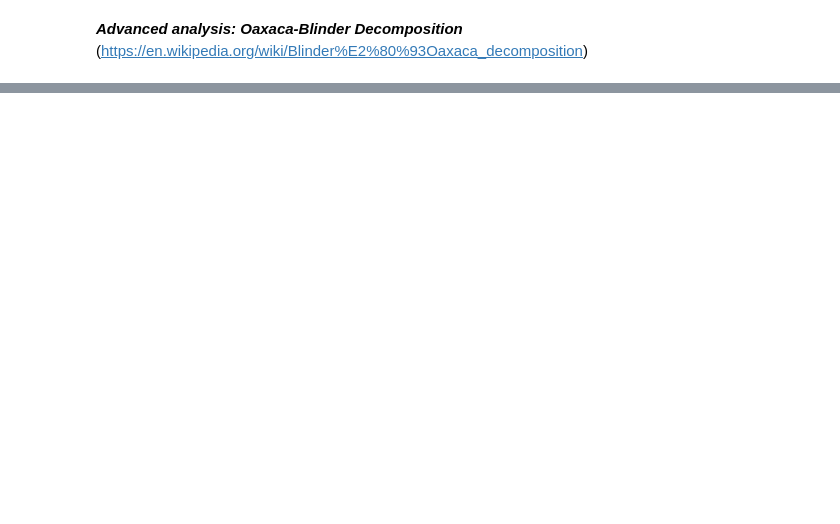
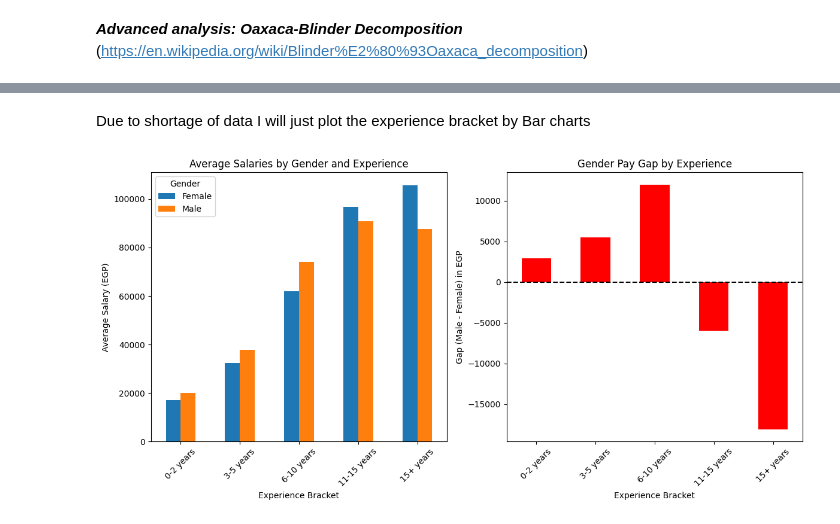
Before and after one commit to moha09-coder/Salary-Gaps-Analysis, a Jupyter notebook: analysis.ipynb, the cells around one changed output, grey strips where cells are left out. Saved outputs shown, nothing was run; the diff lists cells and outputs as text; code cells hidden in the pictures; blank space fills up the shorter version.

Commit message:
Fully implemented Welch's t-test, regression analysis on YearOfExperience Bracket, and Oaxaca-Blinders Decomposition to debunk the myth of "Women Earn less because they are less experienced"

```diff
--- a/analysis.ipynb
+++ b/analysis.ipynb
@@ -843,0 +1063,30 @@ ValueError: Pandas data cast to numpy dtype of object. Check input data with np.
+# %% [markdown]
+Due to shortage of data I will just plot the experience bracket by Bar charts
+# %%
+# Create a visualization of gender gap by experience bracket
+plt.figure(figsize=(12, 6))
+avg_by_exp_gender = df.groupby(['ExperienceBracket', 'Gender'], observed='True')['Salary'].mean().unstack()
+gap_by_exp = avg_by_exp_gender['Male'] - avg_by_exp_gender['Female']
+
+# Plot average salaries by gender and experience
+ax1 = plt.subplot(121)
+avg_by_exp_gender.plot(kind='bar', ax=ax1)
+plt.title('Average Salaries by Gender and Experience')
+plt.xlabel('Experience Bracket')
+plt.ylabel('Average Salary (EGP)')
+plt.xticks(rotation=45)
+plt.legend(title='Gender')
+
+# Plot the gap
+ax2 = plt.subplot(122)
+gap_by_exp.plot(kind='bar', color='red', ax=ax2)
+plt.title('Gender Pay Gap by Experience')
+plt.xlabel('Experience Bracket')
+plt.ylabel('Gap (Male - Female) in EGP')
+plt.xticks(rotation=45)
+plt.axhline(y=0, color='black', linestyle='--')
+
+plt.tight_layout()
+plt.show()
+# %% [output]
+[figure, added]
```
Also changed, not shown: parts of 7 cells of this notebook.
